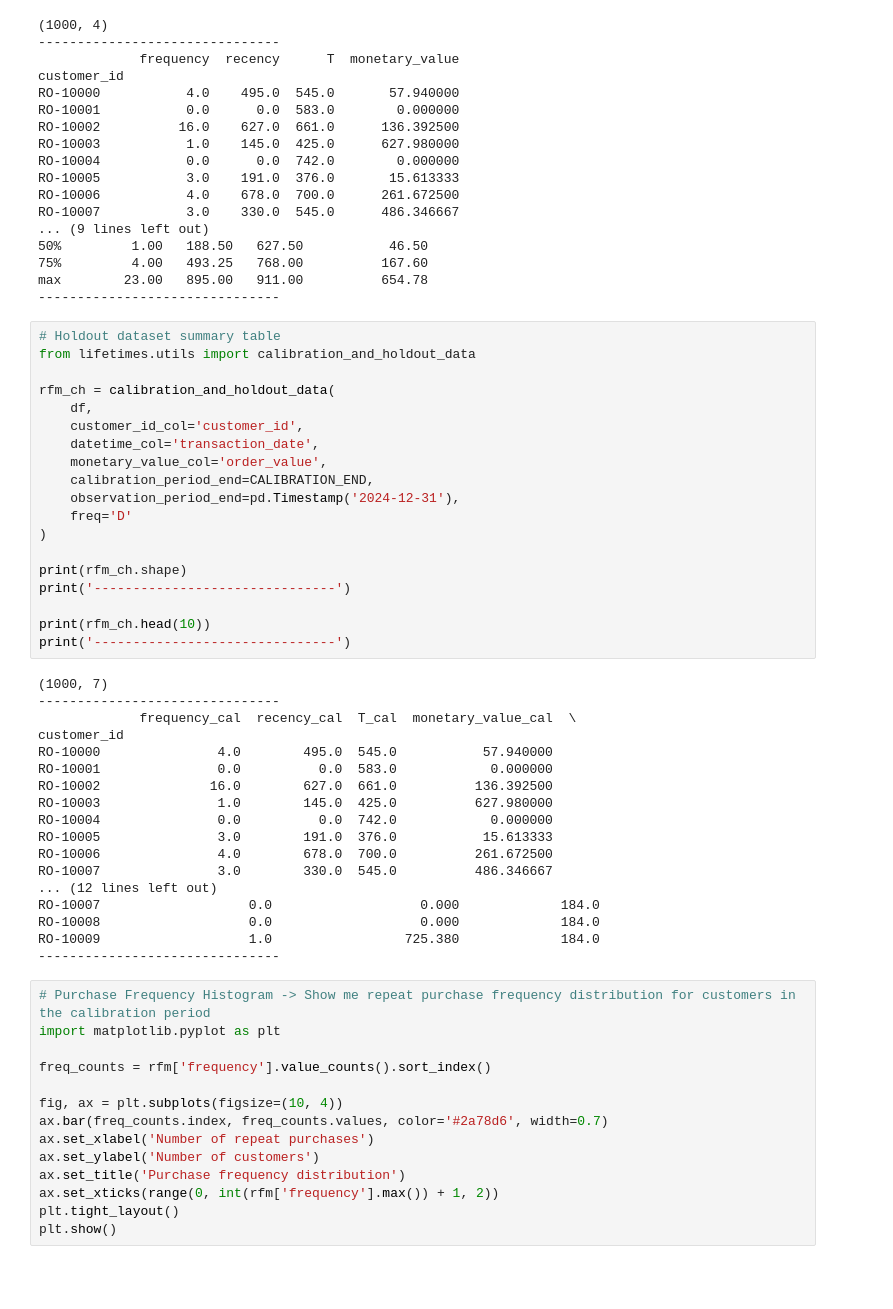
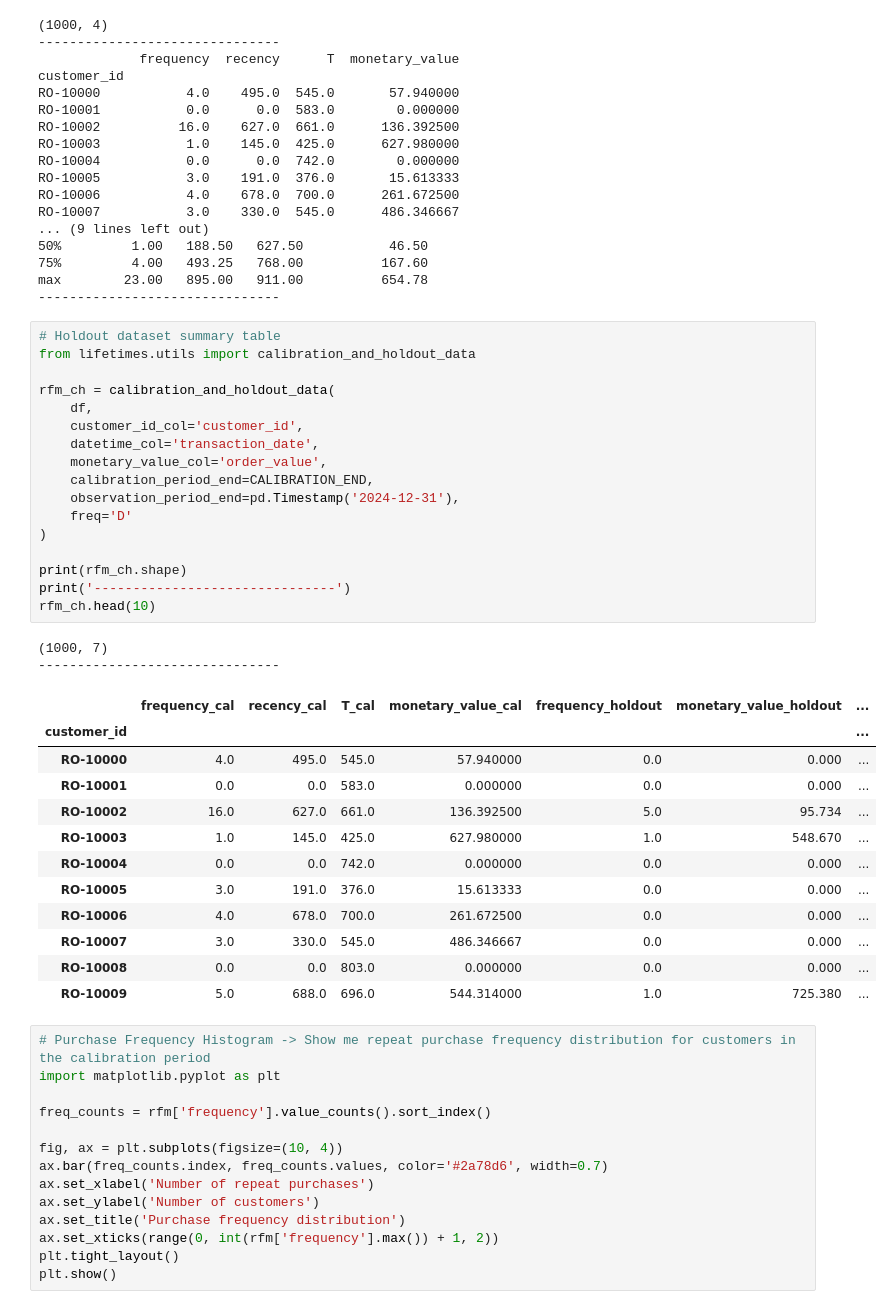
Before and after one commit to jwalluww/MarketingScience, a Jupyter notebook: ltv-hierarchical/notebooks/ltv_hierarchical_model.ipynb, the cells around one changed output. Cells and saved outputs as stored; diff of their text form; blank space fills up the shorter version.

```diff
--- a/ltv-hierarchical/notebooks/ltv_hierarchical_model.ipynb
+++ b/ltv-hierarchical/notebooks/ltv_hierarchical_model.ipynb
@@ -200,40 +204,35 @@ max        23.00   895.00   911.00          654.78
 # %%
 # Holdout dataset summary table
 from lifetimes.utils import calibration_and_holdout_data
 
 rfm_ch = calibration_and_holdout_data(
     df,
     customer_id_col='customer_id',
     datetime_col='transaction_date',
     monetary_value_col='order_value',
     calibration_period_end=CALIBRATION_END,
     observation_period_end=pd.Timestamp('2024-12-31'),
     freq='D'
 )
 
 print(rfm_ch.shape)
 print('-------------------------------')
-
-print(rfm_ch.head(10))
-print('-------------------------------')
+rfm_ch.head(10)
 # %% [output]
 (1000, 7)
 -------------------------------
-             frequency_cal  recency_cal  T_cal  monetary_value_cal  \
-customer_id
-RO-10000               4.0        495.0  545.0           57.940000
-RO-10001               0.0          0.0  583.0            0.000000
-RO-10002              16.0        627.0  661.0          136.392500
-RO-10003               1.0        145.0  425.0          627.980000
-RO-10004               0.0          0.0  742.0            0.000000
-RO-10005               3.0        191.0  376.0           15.613333
-RO-10006               4.0        678.0  700.0          261.672500
-RO-10007               3.0        330.0  545.0          486.346667
-... (12 lines left out)
-RO-10007                   0.0                   0.000             184.0
-RO-10008                   0.0                   0.000             184.0
-RO-10009                   1.0                 725.380             184.0
--------------------------------
+|  | frequency_cal | recency_cal | T_cal | monetary_value_cal | frequency_holdout | monetary_value_holdout | ... |
+| customer_id |  |  |  |  |  |  | ... |
+| RO-10000 | 4.0 | 495.0 | 545.0 | 57.940000 | 0.0 | 0.000 | ... |
+| RO-10001 | 0.0 | 0.0 | 583.0 | 0.000000 | 0.0 | 0.000 | ... |
+| RO-10002 | 16.0 | 627.0 | 661.0 | 136.392500 | 5.0 | 95.734 | ... |
+| RO-10003 | 1.0 | 145.0 | 425.0 | 627.980000 | 1.0 | 548.670 | ... |
+| RO-10004 | 0.0 | 0.0 | 742.0 | 0.000000 | 0.0 | 0.000 | ... |
+| RO-10005 | 3.0 | 191.0 | 376.0 | 15.613333 | 0.0 | 0.000 | ... |
+| RO-10006 | 4.0 | 678.0 | 700.0 | 261.672500 | 0.0 | 0.000 | ... |
+| RO-10007 | 3.0 | 330.0 | 545.0 | 486.346667 | 0.0 | 0.000 | ... |
+| RO-10008 | 0.0 | 0.0 | 803.0 | 0.000000 | 0.0 | 0.000 | ... |
+| RO-10009 | 5.0 | 688.0 | 696.0 | 544.314000 | 1.0 | 725.380 | ... |
 # %%
 # Purchase Frequency Histogram -> Show me repeat purchase frequency distribution for customers in the calibration period
 import matplotlib.pyplot as plt
```
Also changed, not shown: parts of 27 cells of this notebook.
